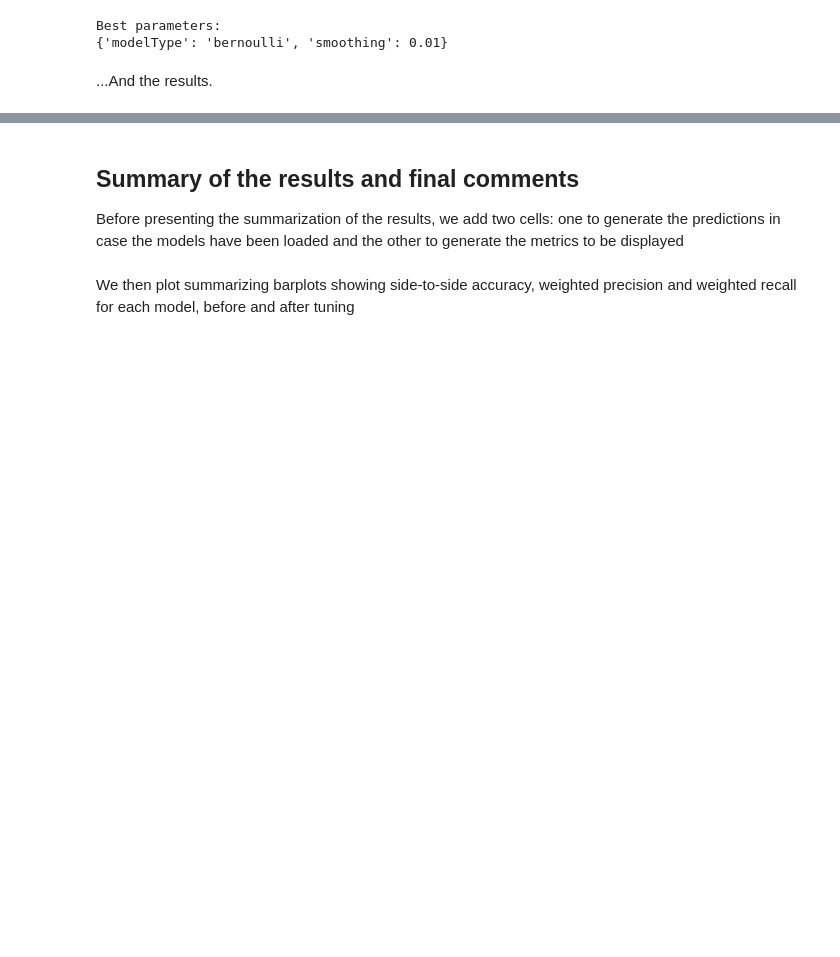
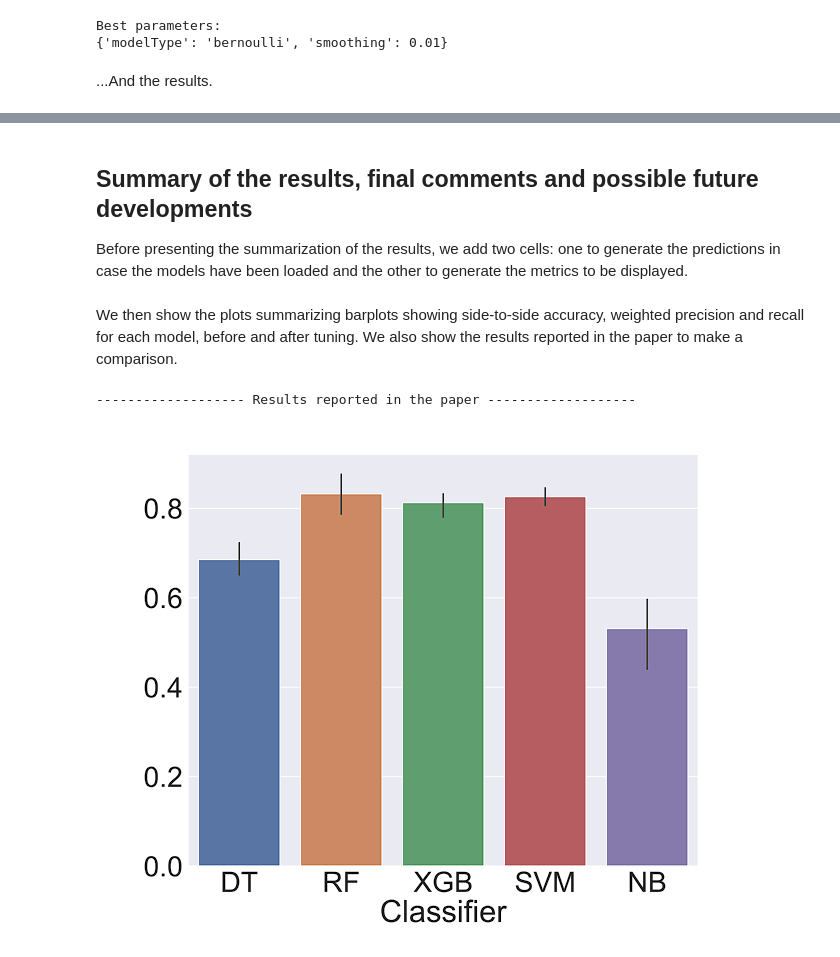
Before and after one commit to DomMcOyle/BDAProject, a Jupyter notebook: MachineLearningAlgorithms.ipynb, the cells around one changed output, grey strips where cells are left out. Saved outputs shown, nothing was run; the diff lists cells and outputs as text; code cells hidden in the pictures; blank space fills up the shorter version.

```diff
--- a/MachineLearningAlgorithms.ipynb
+++ b/MachineLearningAlgorithms.ipynb
@@ -1114,8 +885,8 @@ We can see that:
 - The base model commits most of the errors in classifying the "Noise" as "Power Shot".
 - Both models tend to classify classes wrongly as noise (even if less in the tuned one) and to show some confusion on similar classes like "Front Flick" and "Musty Flick" and "Ceiling Shot" and "Air Dribbling".
 # %% [markdown]
-## Summary of the results and final comments
-Before presenting the summarization of the results, we add two cells: one to generate the predictions in case the models have been loaded and the other to generate the metrics to be displayed
+## Summary of the results, final comments and possible future developments
+Before presenting the summarization of the results, we add two cells: one to generate the predictions in case the models have been loaded and the other to generate the metrics to be displayed.
 # %%
 # generate predictions if the models have been loaded
 dtc_predictions = dtcf.transform(test)
@@ -1145,5 +916,11 @@ nb_best_metrics = compute_metrics(nb_best_pred)
 # %% [markdown]
-We then plot summarizing barplots showing side-to-side accuracy, weighted precision and weighted recall for each model, before and after tuning
+We then show the plots summarizing barplots showing side-to-side accuracy, weighted precision and recall for each model, before and after tuning. We also show the results reported in the paper to make a comparison.
+# %%
+print("------------------- Results reported in the paper -------------------")
+Image(filename='paper_results.png')
+# %% [output]
+------------------- Results reported in the paper -------------------
+[figure, added]
 # %%
 model_names = ['DT', 'RF', 'XGB', 'SVM', 'NB']
 final_metrics = [dtc_metrics, rfc_metrics, xgb_metrics, svm_metrics, nb_metrics]
```
Also changed, not shown: parts of 54 cells of this notebook, 2 other files.
